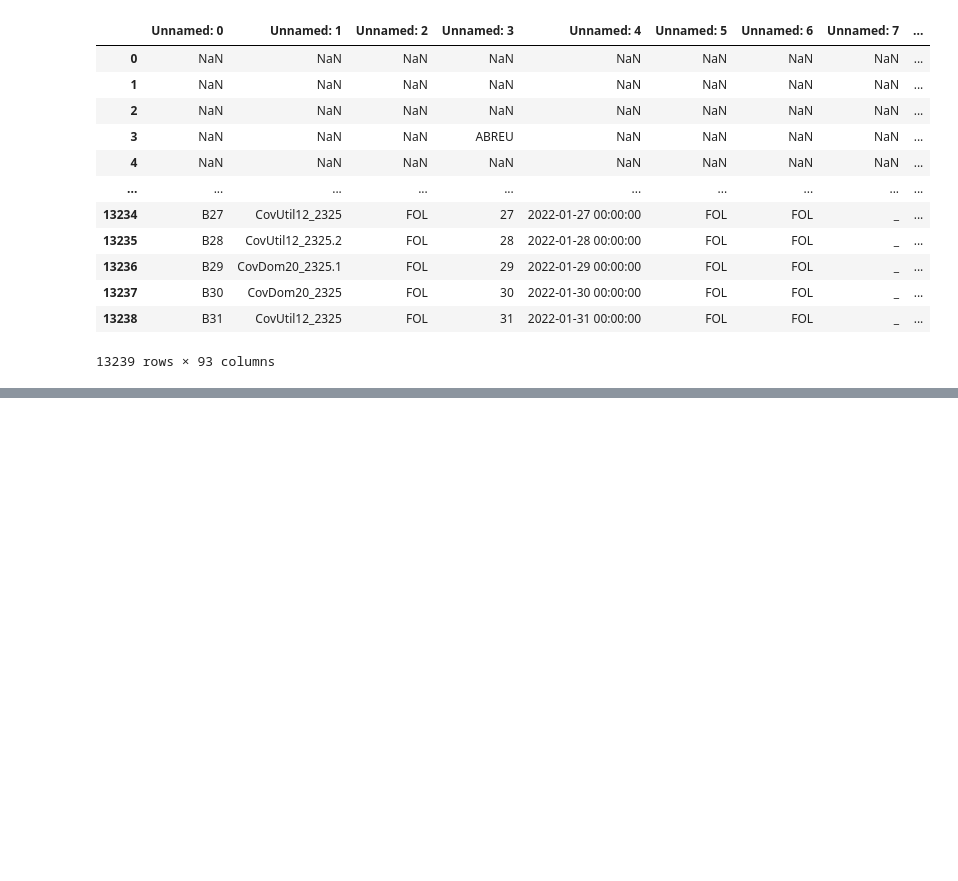
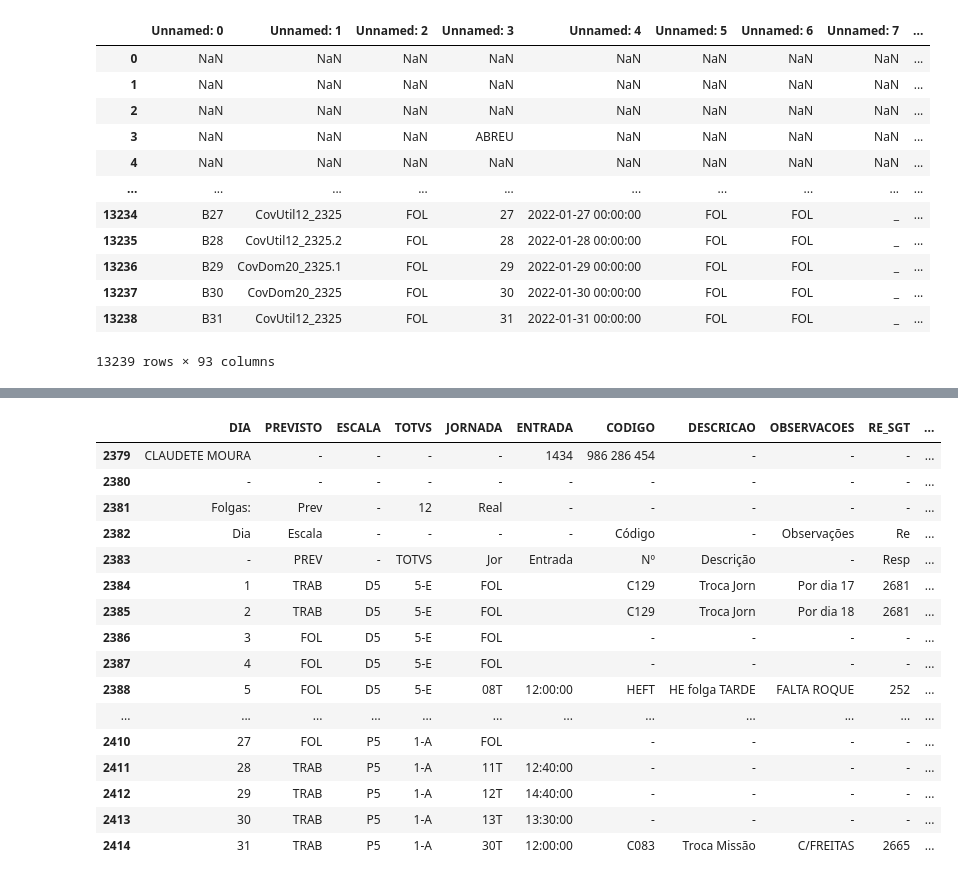
Before and after one commit to solanods/pandas, a Jupyter notebook: ponto_segunda_quinzena.ipynb, the cells around one changed output, grey strips where cells are left out. Drawn from its saved outputs; the diff is of its cells as text; code cells hidden in the pictures; blank space fills up the shorter version.

```diff
--- a/ponto_segunda_quinzena.ipynb
+++ b/ponto_segunda_quinzena.ipynb
@@ -187,2 +226,22 @@ RMOP[112]
+# %%
+RE(1434)
+# %% [output]
+|  | DIA | PREVISTO | ESCALA | TOTVS | JORNADA | ENTRADA | CODIGO | DESCRICAO | OBSERVACOES | RE_SGT | ... |
+| 2379 | CLAUDETE MOURA | - | - | - | - | 1434 | 986 286 454 | - | - | - | ... |
+| 2380 | - | - | - | - | - | - | - | - | - | - | ... |
+| 2381 | Folgas: | Prev | - | 12 | Real | - | - | - | - | - | ... |
+| 2382 | Dia | Escala | - | - | - | - | Código | - | Observações | Re | ... |
+| 2383 | - | PREV | - | TOTVS | Jor | Entrada | Nº | Descrição | - | Resp | ... |
+| 2384 | 1 | TRAB | D5 | 5-E | FOL |  | C129 | Troca Jorn | Por dia 17 | 2681 | ... |
+| 2385 | 2 | TRAB | D5 | 5-E | FOL |  | C129 | Troca Jorn | Por dia 18 | 2681 | ... |
+| 2386 | 3 | FOL | D5 | 5-E | FOL |  | - | - | - | - | ... |
+| 2387 | 4 | FOL | D5 | 5-E | FOL |  | - | - | - | - | ... |
+| 2388 | 5 | FOL | D5 | 5-E | 08T | 12:00:00 | HEFT | HE folga TARDE | FALTA ROQUE | 252 | ... |
+| ... | ... | ... | ... | ... | ... | ... | ... | ... | ... | ... | ... |
+| 2410 | 27 | FOL | P5 | 1-A | FOL |  | - | - | - | - | ... |
+| 2411 | 28 | TRAB | P5 | 1-A | 11T | 12:40:00 | - | - | - | - | ... |
+| 2412 | 29 | TRAB | P5 | 1-A | 12T | 14:40:00 | - | - | - | - | ... |
+| 2413 | 30 | TRAB | P5 | 1-A | 13T | 13:30:00 | - | - | - | - | ... |
+| 2414 | 31 | TRAB | P5 | 1-A | 30T | 12:00:00 | C083 | Troca Missão | C/FREITAS | 2665 | ... |
 # %%
 # Primeira quinzena
```
Also changed, not shown: parts of 26 cells of this notebook.
